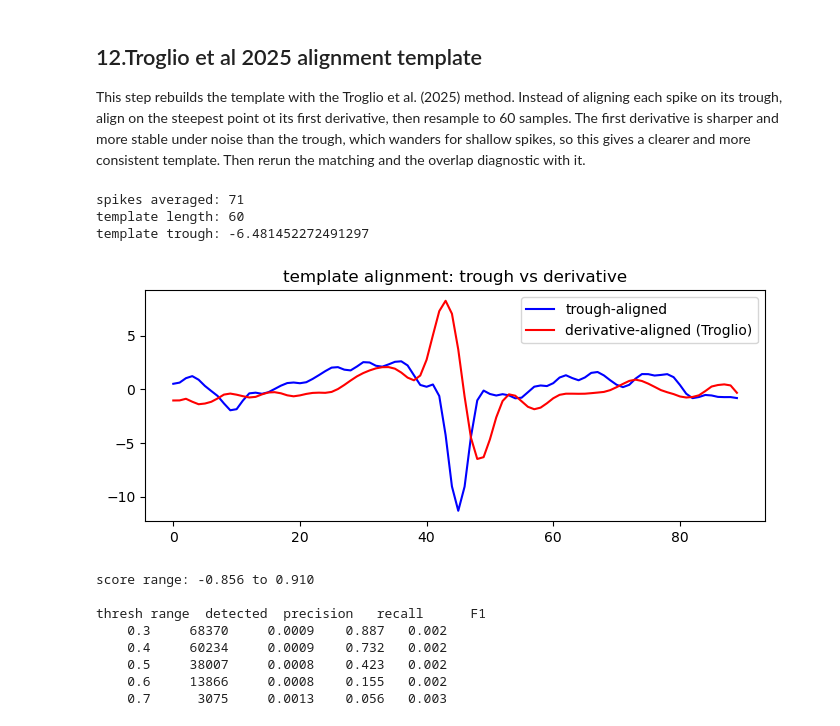
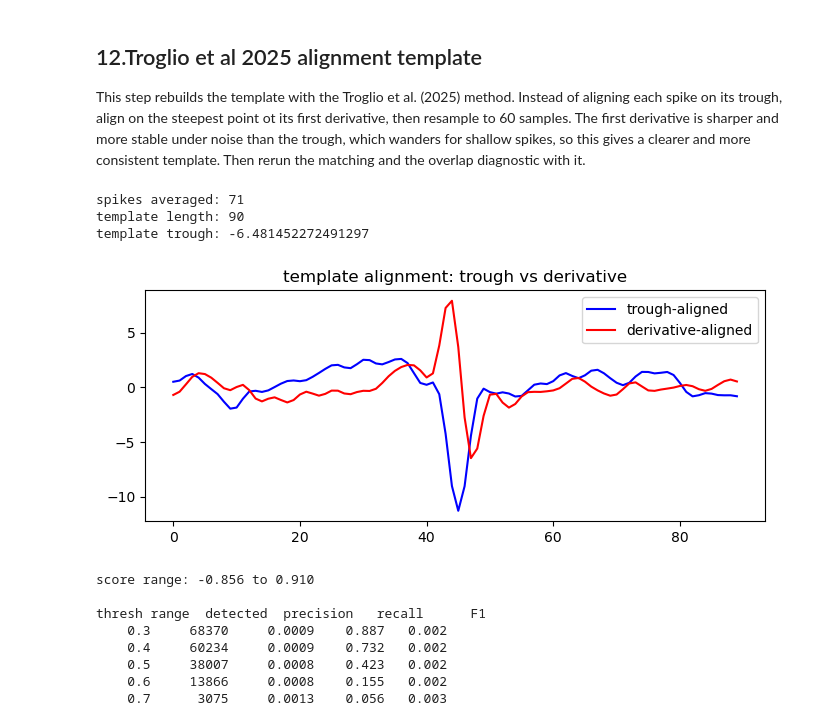
Before and after one commit to Razan-88/Decoding_Chronic_Pain, a Jupyter notebook: notebooks/05_real_data_pipeline.ipynb, the cells around one changed output. Cells and saved outputs as stored; diff of their text form; code cells hidden in the pictures.

```diff
--- a/notebooks/05_real_data_pipeline.ipynb
+++ b/notebooks/05_real_data_pipeline.ipynb
@@ -764,21 +917,21 @@ Next step will test whether a classifier trained to tell fibres apart works.
 ## 12.Troglio et al 2025 alignment template
 This step rebuilds the template with the Troglio et al. (2025) method. Instead of aligning each spike on its trough, align on the steepest point ot its first derivative, then resample to 60 samples. The first derivative is sharper and more stable under noise than the trough, which wanders for shallow spikes, so this gives a clearer and more consistent template. Then rerun the matching and the overlap diagnostic with it.
 # %%
-template_deriv, segs_deriv = extract_template_deriv(ch19, gt_in_win, t_start, sample_rate)
+template_deriv, segs_deriv = extract_template_deriv(ch19, gt_in_win, t_start, sample_rate, half=45, search=30, target_len=90)
 print("spikes averaged:", len(segs_deriv))
 print("template length:", len(template_deriv))
 print("template trough:", template_deriv.min())
 # %% [output]
 spikes averaged: 71
-template length: 60
+template length: 90
 template trough: -6.481452272491297
 # %%
 plt.figure(figsize=(8,3))
 plt.plot(template, 'b', label='trough-aligned')
-plt.plot(resample(template_deriv, len(template)), 'r', label='derivative-aligned (Troglio)')
+plt.plot(resample(template_deriv, len(template)), 'r', label='derivative-aligned')
 plt.legend(); plt.title('template alignment: trough vs derivative'); plt.show()
 # %% [output]
-[figure, old version]
+[figure, new version]
 # %%
 # would Caro-Martín (2018) derivative alignment template improve detection?
 scores_deriv = template_match(ch19, template_deriv)
```
Also changed, not shown: parts of 17 cells of this notebook.
